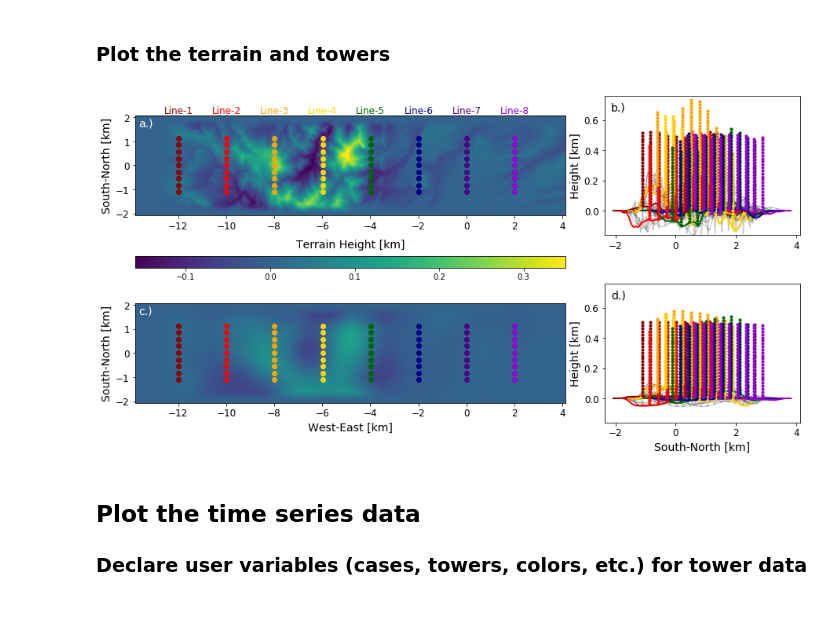
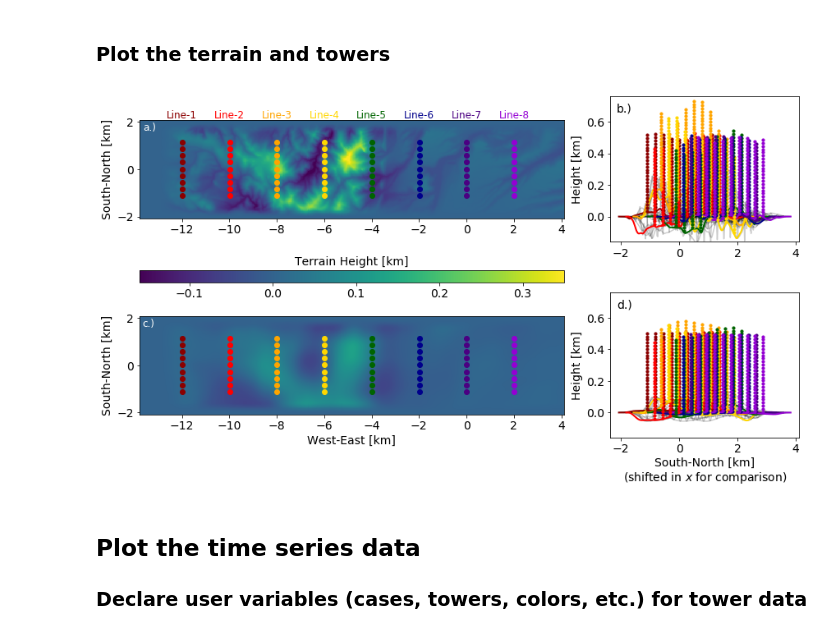
Before and after one commit to hawbecker/publications, a Jupyter notebook: ComplexTerrainNotebook.ipynb, the cells around one changed output. Drawn from its saved outputs; the diff is of its cells as text; code cells hidden in the pictures.

```diff
--- a/ComplexTerrainNotebook.ipynb
+++ b/ComplexTerrainNotebook.ipynb
@@ -47,3 +53,5 @@ probeZ = np.arange(10.001,500.0011,20.0)
+# %%
+savedir = '/home/phawbeck/SOWFA/Terrain/img/'
 # %% [markdown]
 ### Get the boundary data
 # %%
@@ -80,13 +88,13 @@ for cc in range(0,ncases):
 ### Plot the terrain and towers
 # %%
 fig = plt.figure(figsize=(12,7))
-fig.subplots_adjust(hspace=0.35,top=0.95,left=0.01,right=0.99,wspace=0.5)
+fig.subplots_adjust(hspace=0.35,top=0.95,left=0.06,right=0.99,wspace=0.65)
 for cc in range(0,ncases):
     horz = plt.subplot2grid((ncases,6),(cc,0),aspect='equal',colspan=4)
-    horz.tick_params(labelsize=12)
-    cont = horz.pcolormesh(xx[cc,:,:]/1000.0,yy[cc,:,:]/1000.0,zz[cc,:,:]/1000.0,norm=Normalize(-.160,.350))
+    horz.tick_params(labelsize=lblsize)
+    cont = horz.pcolormesh(xx[cc,:,:]/1000.0,yy[cc,:,:]/1000.0,zz[cc,:,:]/1000.0,norm=Normalize(-.160,.350),rasterized=True)
     vert = plt.subplot2grid((ncases,6),(cc,4),colspan=2)#,aspect='equal')
-    vert.tick_params(labelsize=12)
+    vert.tick_params(labelsize=lblsize)
     slope = 0.25
 
     for ii in range(0,nlines):
@@ -104,47 +112,48 @@ for cc in range(0,ncases):
                 # z-values will be from the real mesh...
                 pyz[pp,:] = yy[cc,px,py][0] # from the closest grid values?
                 pxz[pp,:] = xx[cc,px,py][0] # from the closest grid values?
     #            pyz[pp,:] = loiy      # or from the generated values?
                 # - - - - - - - - - - - - - - - - - - - - - - - - - -
                 pzy[pp,:] = zz[cc,px,py][0]+probeZ
 
         vert.plot(yy[cc,px[0],:]/1000.0+(ii*slope),zz[cc,px[0],:]/1000.0,lw=2,zorder=2,c=twc[ii])
         vert.scatter(pyz/1000.0+(ii*slope),pzy/1000.0,s=10,zorder=3,c=twc[ii])
     for ii in range(0,nlines):
         loix = linestartx[ii]
         horz.scatter(np.ones((ppl))*loix/1000.0,pyz[:,0]/1000.0,c=twc[ii])
-        if cc == 0: horz.text(loix/1000.0,2.05,'Line-%d' % (ii+1),size=12,color=twc[ii],va='bottom',ha='center')
-    horz.set_ylabel('South-North [km]',size=14)
-    if cc == ncases-1: horz.set_xlabel('West-East [km]',size=14)
-    if cc == 0: horz.text(-13.65,1.99,'a.)',color='w',ha='left',va='top',fontsize=14)
-    if cc == 1: horz.text(-13.65,1.99,'c.)',color='w',ha='left',va='top',fontsize=14)
+        if cc == 0: horz.text(loix/1000.0,2.05,'Line-%d' % (ii+1),size=txtsize,color=twc[ii],va='bottom',ha='center')
+    horz.set_ylabel('South-North [km]',size=lblsize)
+    if cc == ncases-1: horz.set_xlabel('West-East [km]',size=lblsize)
+    if cc == 0: horz.text(-13.65,1.99,'a.)',color='w',ha='left',va='top',fontsize=txtsize)
+    if cc == 1: horz.text(-13.65,1.99,'c.)',color='w',ha='left',va='top',fontsize=txtsize)
 
 
     for jj in range(0,ny,11):
         sBordS = yy[cc,0,jj]/1000.0 ; sBordE = yy[cc,-1,jj]/1000.0 + (nlines-1)*slope
         sBord = np.linspace(sBordS,sBordE,nx)
         vert.plot(sBord,zz[cc,:,jj]/1000.0,c='k',alpha=0.2,zorder=1)
     gridX = np.arange(0,nx,30)
     for ii in gridX:
         vert.plot(yy[cc,ii,:]/1000.0+((float(ii)/(gridX[-1]-1))*(nlines-1)*slope),zz[cc,ii,:]/1000.0,\
                   c='k',alpha=0.2,zorder=1)
     vert.plot(yy[cc,-1,:]/1000.0+((nlines-1)*slope),zz[cc,-1,:]/1000.0,c='k',alpha=0.2,zorder=1)
     #vert.plot(SoBord,zz[:,0]/1000.0,c='k')
     created = False
 
-    vert.set_ylabel('Height [km]',size=14)
+    vert.set_ylabel('Height [km]',size=lblsize)
     vert.set_ylim(-0.16,0.76)
-    if cc == 0: vert.text(-2.15,0.72,'b.)',color='k',ha='left',va='top',fontsize=14)
-    if cc == 1: vert.text(-2.15,0.72,'d.)',color='k',ha='left',va='top',fontsize=14)
-vert.set_xlabel('South-North [km]',size=14)
+    if cc == 0: vert.text(-2.15,0.72,'b.)',color='k',ha='left',va='top',fontsize=lblsize)
+    if cc == 1: vert.text(-2.15,0.72,'d.)',color='k',ha='left',va='top',fontsize=lblsize)
+vert.set_xlabel('South-North [km]\n(shifted in $x$ for comparison)',size=lblsize)
 
-cax = fig.add_axes([0.01, 0.516, 0.635, 0.03])
-cax.text(0.5,1.5,'Terrain Height [km]',ha='center',va='bottom',size=14)
-plt.colorbar(cont,cax,orientation='horizontal')
-
+cax = fig.add_axes([0.06, 0.5, 0.599, 0.03])
+cax.text(0.5,1.2,'Terrain Height [km]',ha='center',va='bottom',size=lblsize)
+cbar = plt.colorbar(cont,cax,orientation='horizontal')
+cbar.ax.tick_params(labelsize=lblsize)
+plt.savefig('{}TerrainAndTowers.pdf'.format(savedir))
 plt.show()
 # %% [output]
-[figure, old version]
+[figure, new version]
 # %% [markdown]
 ## Plot the time series data
 ### Declare user variables (cases, towers, colors, etc.) for tower data
```
Also changed, not shown: parts of 8 cells of this notebook.
